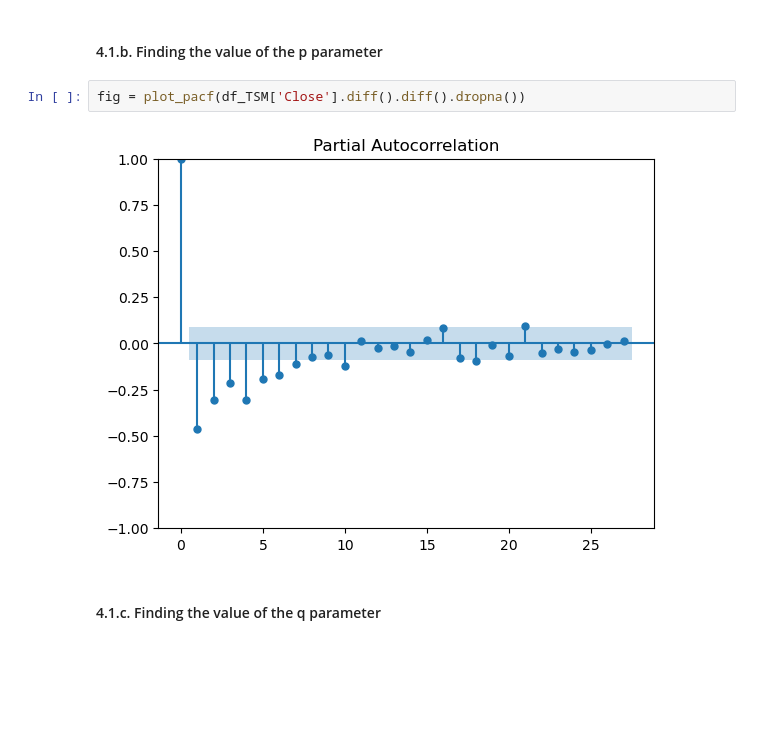
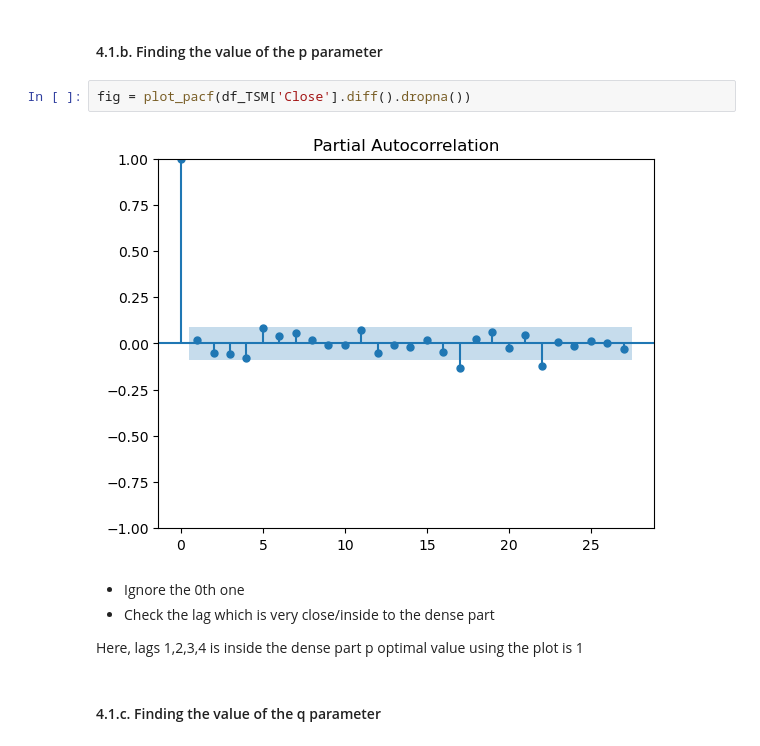
Before and after one commit to clee74/AI_Class, a Jupyter notebook: P1_Supervised/S2_Regression/Demonstration/Demo_2_ARMovingAverage.ipynb, the cells around one changed output. Drawn from its saved outputs; the diff is of its cells as text; blank space fills up the shorter version.

```diff
--- a/P1_Supervised/S2_Regression/Demonstration/Demo_2_ARMovingAverage.ipynb
+++ b/P1_Supervised/S2_Regression/Demonstration/Demo_2_ARMovingAverage.ipynb
@@ -361,8 +402,14 @@ fig = plot_acf(df_TSM['Close'].diff().diff().dropna(), ax=ax3)
 # %% [markdown]
 #### 4.1.b. Finding the value of the p parameter
 # %%
-fig = plot_pacf(df_TSM['Close'].diff().diff().dropna())
+fig = plot_pacf(df_TSM['Close'].diff().dropna())
 # %% [output]
-[figure, old version]
+[figure, new version]
+# %% [markdown]
+-   Ignore the 0th one
+-   Check the lag which is very close/inside to the dense part
+
+Here, lags 1,2,3,4 is inside the dense part
+ p optimal value using the plot is 1
 # %% [markdown]
 #### 4.1.c. Finding the value of the q parameter
```
Also changed, not shown: parts of 79 cells of this notebook.
